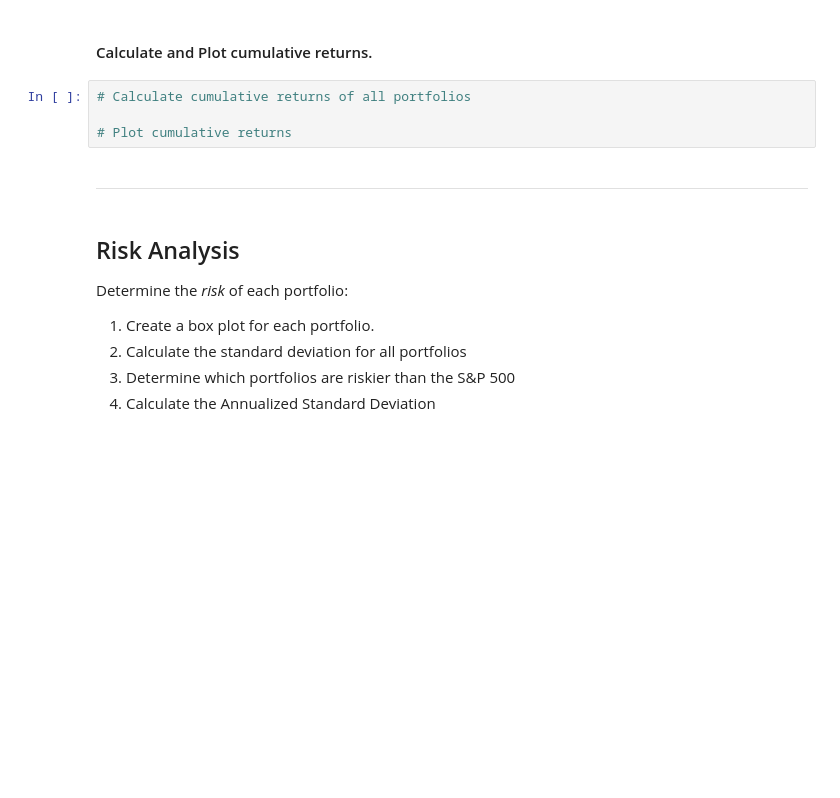
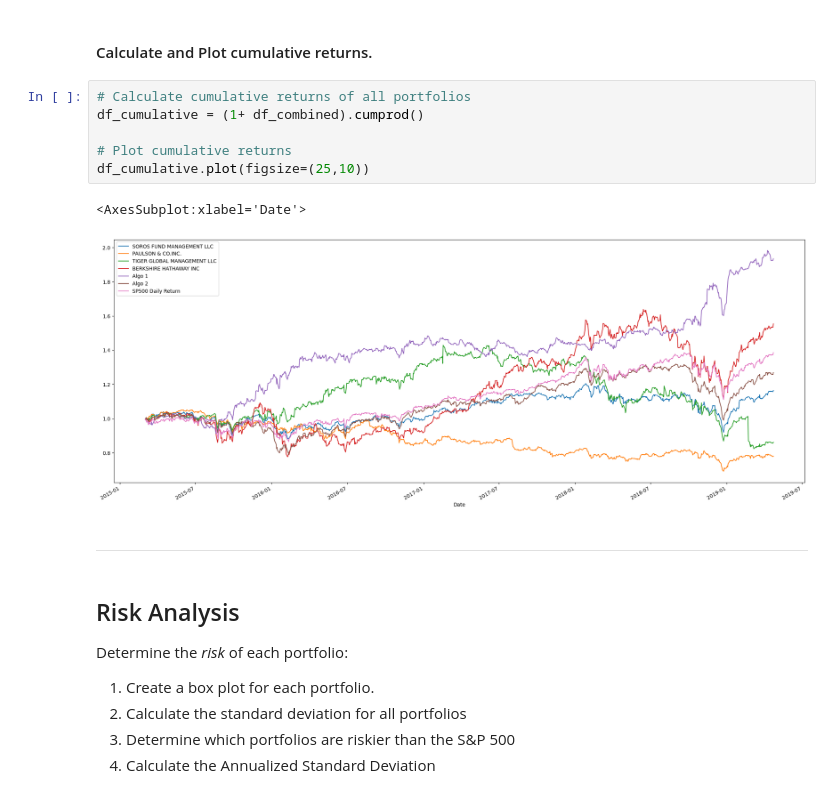
Before and after one commit to epiccoding/Development, a Jupyter notebook: module_projects/project3/whale_analysis.ipynb, the cells around one changed output. Saved outputs shown, nothing was run; the diff lists cells and outputs as text; blank space fills up the shorter version.

```diff
--- a/module_projects/project3/whale_analysis.ipynb
+++ b/module_projects/project3/whale_analysis.ipynb
@@ -153,8 +205,13 @@ In this section, you will calculate and visualize performance and risk metrics f
 #### Calculate and Plot cumulative returns.
 # %%
 # Calculate cumulative returns of all portfolios
+df_cumulative = (1+ df_combined).cumprod()
 
 # Plot cumulative returns
+df_cumulative.plot(figsize=(25,10))
+# %% [output]
+<AxesSubplot:xlabel='Date'>
+[figure, added]
 # %% [markdown]
 ---
 # %% [markdown]
```
Also changed, not shown: parts of 53 cells of this notebook, 3 other files.
